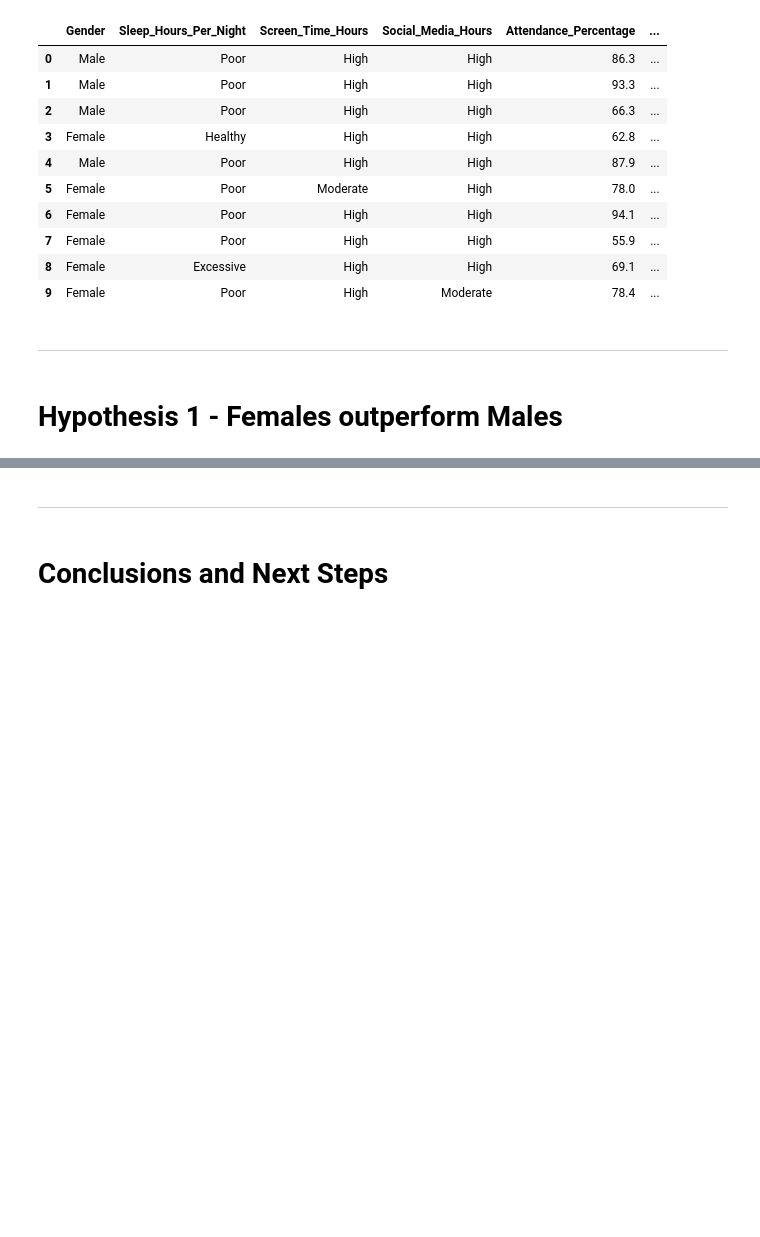
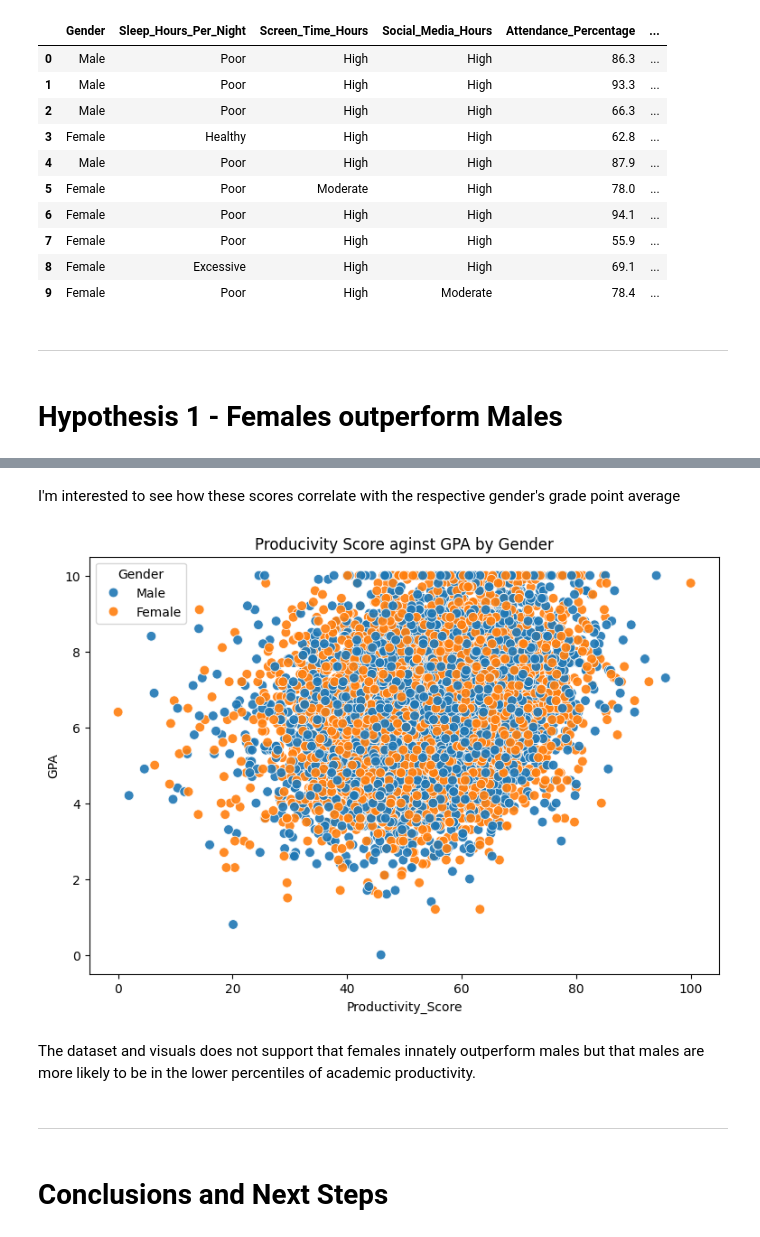
Before and after one commit to 13NateMate37/Student_Productivity_analysis, a Jupyter notebook: jupyter_notebooks/Data_Visualisations.ipynb, the cells around one changed output, grey strips where cells are left out. Cells and saved outputs as stored; diff of their text form; code cells hidden in the pictures; blank space fills up the shorter version.

```diff
--- a/jupyter_notebooks/Data_Visualisations.ipynb
+++ b/jupyter_notebooks/Data_Visualisations.ipynb
@@ -116,3 +126,27 @@ summary
+# %% [markdown]
+I'm interested to see how these scores correlate with the respective gender's grade point average
+# %%
+# Scatterplot to visualise if there is a correlation between the gender productivity score
+# and its respective grade point average
+
+plt.figure(figsize=(9, 6))
+sns.scatterplot(
+    data=df_cleaned,
+    x='Productivity_Score',
+    y='Previous_Semester_GPA',
+    hue='Gender',
+    alpha=0.9,
+    s=60
+)
+
+plt.title("Producivity Score aginst GPA by Gender")
+plt.xlabel("Productivity_Score")
+plt.ylabel("GPA")
+plt.show()
+# %% [output]
+[figure, added]
+# %% [markdown]
+The dataset and visuals does not support that females innately outperform males but that males are more likely to be in the lower percentiles of academic productivity.
 # %% [markdown]
 ---
 # %% [markdown]
```
Also changed, not shown: parts of 4 cells of this notebook.
